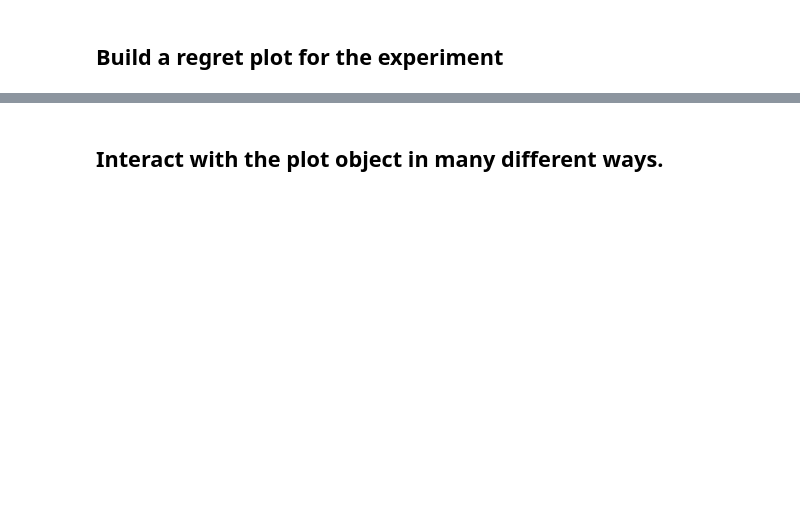
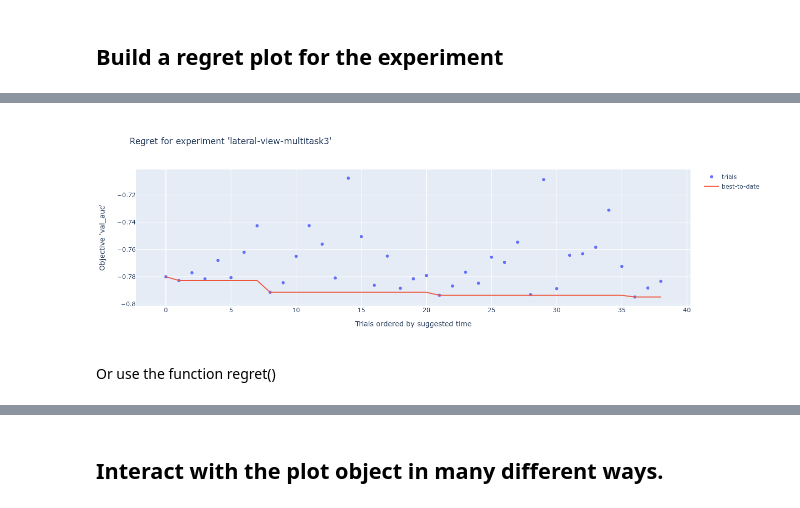
Before and after one commit to Epistimio/orion, a Jupyter notebook: examples/plotting/plotting-api.ipynb, the cells around one changed output, grey strips where cells are left out. Cells and saved outputs as stored; diff of their text form; code cells hidden in the pictures; blank space fills up the shorter version.

```diff
--- a/examples/plotting/plotting-api.ipynb
+++ b/examples/plotting/plotting-api.ipynb
@@ -22,2 +40,6 @@ for trial in experiment.fetch_trials():
 # %% [markdown]
 ## Build a regret plot for the experiment
+# %%
+plot = experiment.plot.regret()
+plot.show()
+# %% [output]
@@ -24,3 +47,6 @@ for trial in experiment.fetch_trials():
+[figure, added]
+# %% [markdown]
+Or use the function regret()
 # %%
 from orion.plotting.base import regret
 
```
Also changed, not shown: parts of 7 cells of this notebook, 1 other file.
